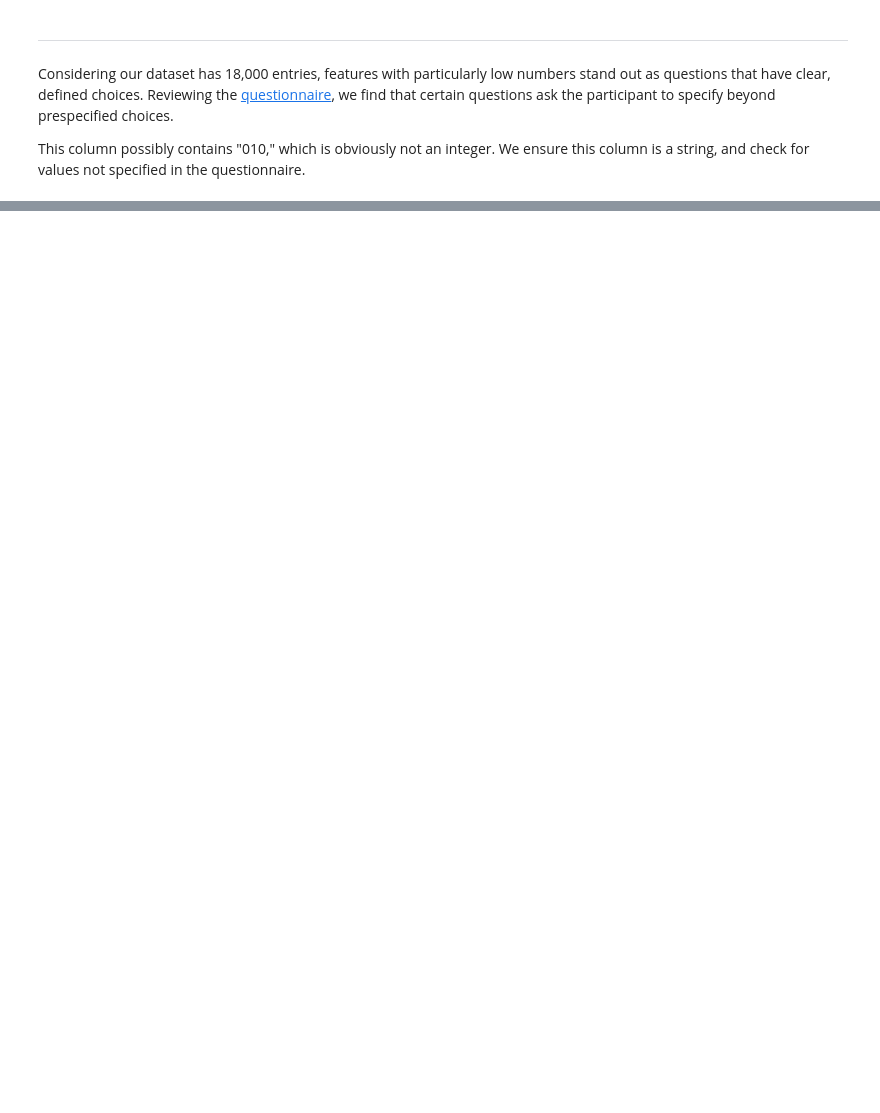
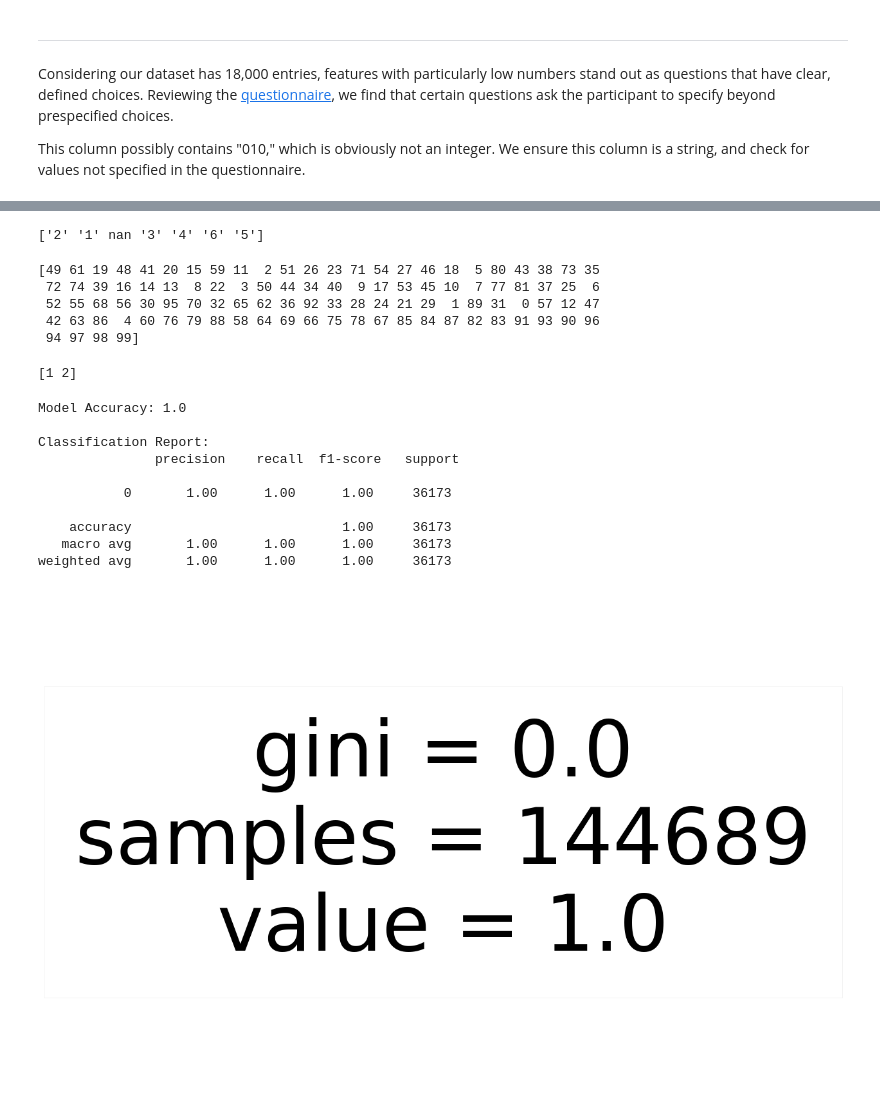
Before and after one commit to devonjavier/STINTSY-Project, a Jupyter notebook: STINTSY_MCO_LFS.ipynb, the cells around one changed output, grey strips where cells are left out. Cells and saved outputs as stored; diff of their text form; code cells hidden in the pictures; blank space fills up the shorter version.

Commit message:
decision tree to predict marital status based on the docs

```diff
--- a/STINTSY_MCO_LFS.ipynb
+++ b/STINTSY_MCO_LFS.ipynb
@@ -180,0 +188,68 @@ plt.show()
+# %%
+unique_mstat_values = lfs_data['PUFC06_MSTAT'].unique()
+print(unique_mstat_values)
+# %% [output]
+['2' '1' nan '3' '4' '6' '5']
+# %%
+unique_age_values = lfs_data['PUFC05_AGE'].unique()
+print(unique_age_values)
+# %% [output]
+[49 61 19 48 41 20 15 59 11  2 51 26 23 71 54 27 46 18  5 80 43 38 73 35
+ 72 74 39 16 14 13  8 22  3 50 44 34 40  9 17 53 45 10  7 77 81 37 25  6
+ 52 55 68 56 30 95 70 32 65 62 36 92 33 28 24 21 29  1 89 31  0 57 12 47
+ 42 63 86  4 60 76 79 88 58 64 69 66 75 78 67 85 84 87 82 83 91 93 90 96
+ 94 97 98 99]
+# %%
+unique_sex_values = lfs_data['PUFC04_SEX'].unique()
+print(unique_sex_values)
+# %% [output]
+[1 2]
+# %%
+# Recode marital status into binary: 1 = Married, 0 = Unmarried
+lfs_data['PUFC06_MSTAT_BINARY'] = lfs_data['PUFC06_MSTAT'].apply(lambda x: 1 if x == 2 else 0)
+
+# Automatically classify individuals under 18 as unmarried
+lfs_data.loc[lfs_data['PUFC05_AGE'] < 18, 'PUFC06_MSTAT_BINARY'] = 0
+
+# Split data into features and target
+features = ['PUFC05_AGE', 'PUFC04_SEX', 'PUFC03_REL']
+target = 'PUFC06_MSTAT_BINARY'
+
+# Remove missing values
+lfs_data = lfs_data.dropna(subset=features + [target])
+
+# Split into training and testing sets
+X = lfs_data[features]
+y = lfs_data[target]
+
+X_train, X_test, y_train, y_test = train_test_split(X, y, test_size=0.2, random_state=42)
+
+# Train the decision tree model
+model = DecisionTreeClassifier(max_depth=4, random_state=42)
+model.fit(X_train, y_train)
+
+# Make predictions
+y_pred = model.predict(X_test)
+
+# Evaluate the model
+accuracy = accuracy_score(y_test, y_pred)
+report = classification_report(y_test, y_pred)
+print("Model Accuracy:", accuracy)
+print("\nClassification Report:\n", report)
+
+# Display the decision tree
+plt.figure(figsize=(16, 10))
+plot_tree(model, feature_names=features, class_names=["Unmarried", "Married"], filled=True)
+plt.show()
+# %% [output]
+Model Accuracy: 1.0
+
+Classification Report:
+               precision    recall  f1-score   support
+
+           0       1.00      1.00      1.00     36173
+
+    accuracy                           1.00     36173
+   macro avg       1.00      1.00      1.00     36173
+weighted avg       1.00      1.00      1.00     36173
+[figure, added]
```
Also changed, not shown: parts of 13 cells of this notebook.
